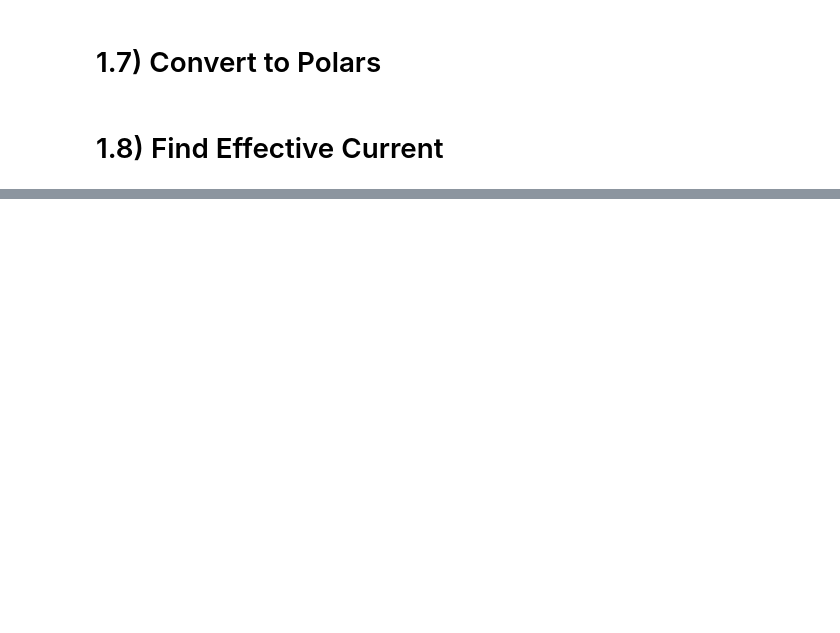
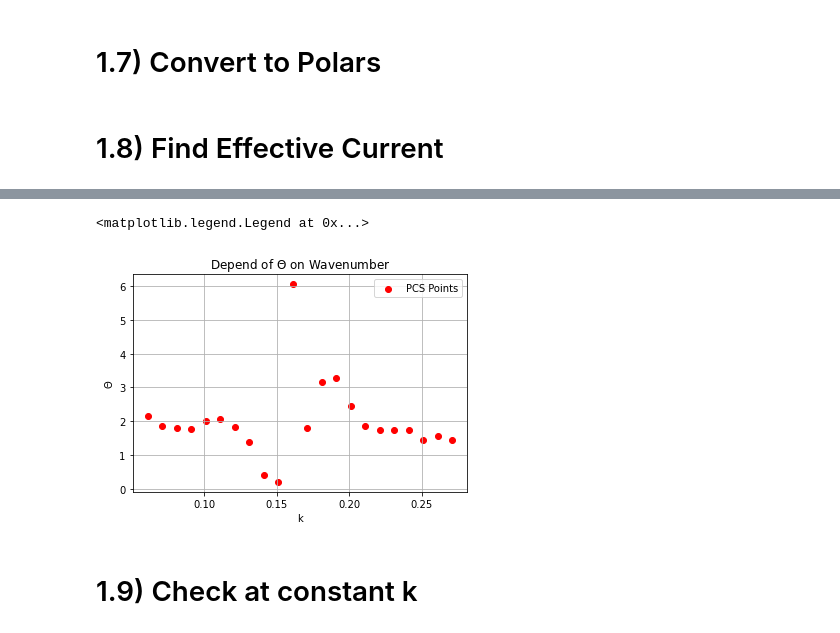
Before and after one commit to joeyanderson1/4th-Year-Thesis, a Jupyter notebook: Filtering Tel-Aviv Triplets.ipynb, the cells around one changed output, grey strips where cells are left out. Saved outputs shown, nothing was run; the diff lists cells and outputs as text; code cells hidden in the pictures; blank space fills up the shorter version.

```diff
--- a/Filtering Tel-Aviv Triplets.ipynb
+++ b/Filtering Tel-Aviv Triplets.ipynb
@@ -552,0 +517,14 @@ plt.legend()
+# %%
+plt.scatter(cut_k_array,Φ_array, color = 'red', label = 'PCS Points')
+
+plt.xlabel("k")
+plt.ylabel("$\Theta$")
+plt.title("Depend of $\Theta$ on Wavenumber")
+plt.grid(True)
+plt.legend()
+#plt.ylim(-np.pi,np.pi)
+# %% [output]
+<matplotlib.legend.Legend at 0x...>
+[figure, added]
+# %% [markdown]
+# 1.9) Check at constant k
```
Also changed, not shown: parts of 67 cells of this notebook.
